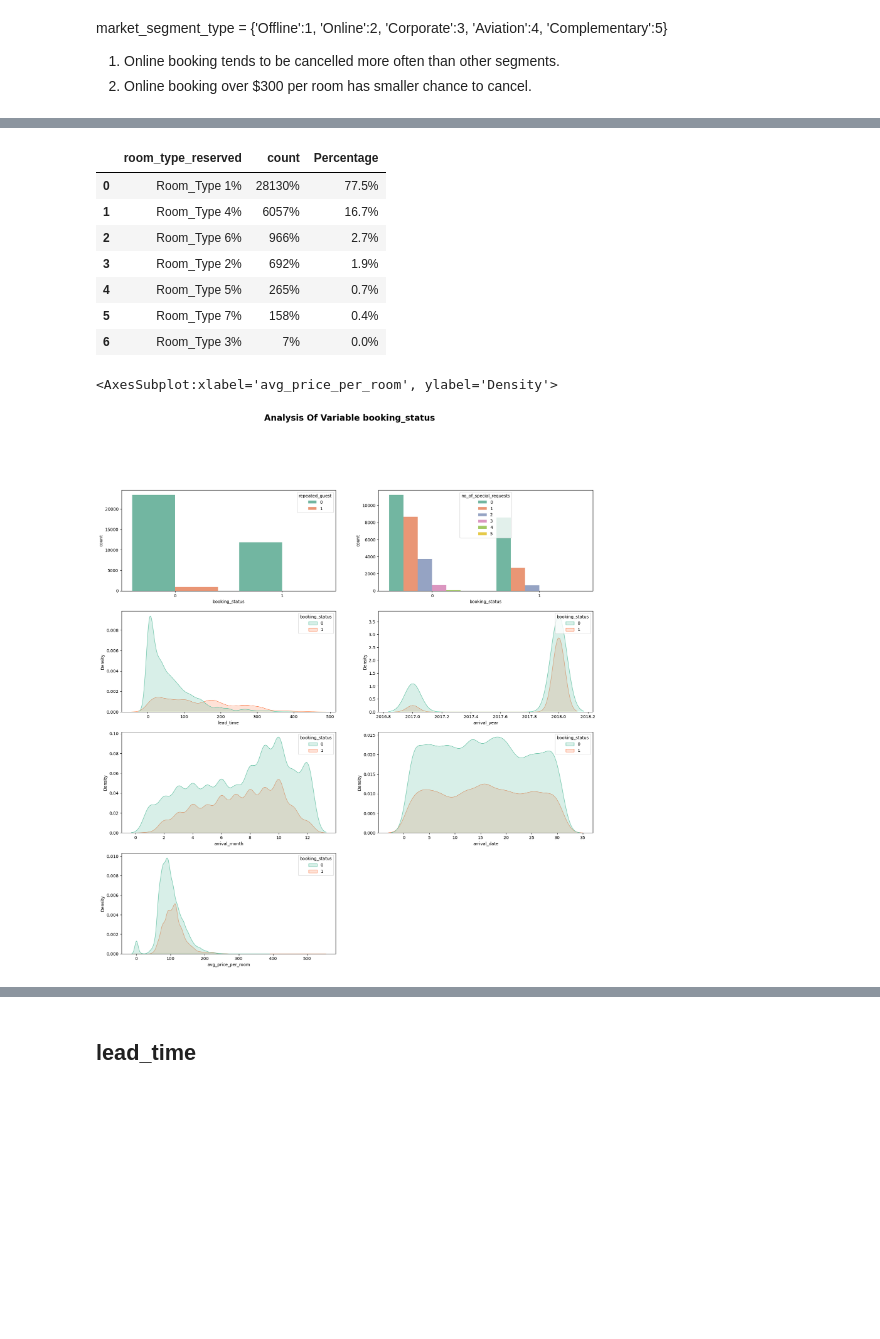
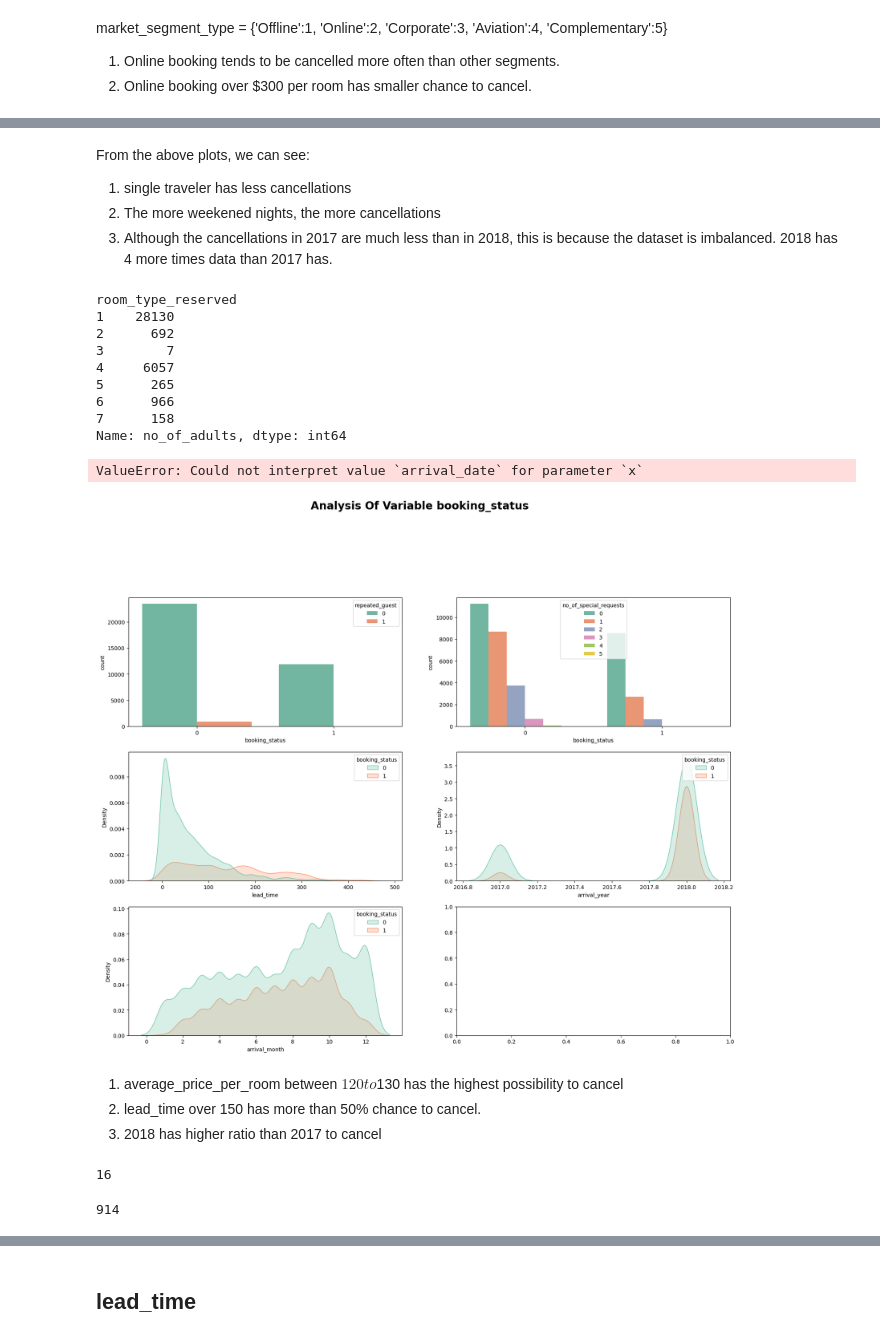
Before and after one commit to vicky-playground/Machine-Learning, a Jupyter notebook: Cancellation (1).ipynb, the cells around one changed output, grey strips where cells are left out. Cells and saved outputs as stored; diff of their text form; code cells hidden in the pictures; blank space fills up the shorter version.

```diff
--- a/Cancellation (1).ipynb
+++ b/Cancellation (1).ipynb
@@ -104,6 +82,9 @@ df.head()
 # %%
 # change the 'booking_status' from string type to integer type (binary value)
 df['booking_status'] = df['booking_status'].replace({'Canceled': 1, 'Not_Canceled': 0})
+df['type_of_meal_plan'] = df['type_of_meal_plan'].replace({'Meal Plan 1': 1, 'Meal Plan 2': 2, 'Meal Plan 3':3, 'Not Selected':0})
+df['room_type_reserved'] = df['room_type_reserved'].replace({'Room_Type 1':1, 'Room_Type 4':4, 'Room_Type 2':2, 'Room_Type 6':6,
+       'Room_Type 5':5, 'Room_Type 7':7, 'Room_Type 3':3 })
 df.head()
 # %% [output]
 |  | Booking_ID | no_of_adults | no_of_children | no_of_weekend_nights | no_of_week_nights | type_of_meal_plan | ... |
@@ -114,0 +96,3 @@ df.head()
+# %%
+df = df.iloc[:,1:]
+df.dtypes
@@ -124,3 +158,9 @@ We can see that 'lead_time'plays an important role in the cancellation.
+# %%
+# dropping columns that are not useful nor interesting
+
+useless_col = ['arrival_date', 'no_of_children']
+
+df.drop(useless_col, axis = 1, inplace = True)
 # %%
 plt.figure(figsize=(12,11))
 sns.pairplot(df[['avg_price_per_room', 'lead_time', 'arrival_month', 'market_segment_type', 'booking_status']], hue='booking_status')
@@ -167,41 +229,60 @@ sns.countplot(x = 'booking_status', hue = 'arrival_year', palette = 'Set2', data
+# %% [markdown]
+From the above plots, we can see:
+1. single traveler has less cancellations
+2. The more weekened nights, the more cancellations
+3. Although the cancellations in 2017 are much less than in 2018, this is because the dataset is imbalanced. 2018 has 4 more times data than 2017 has.
 # %%
-# room_type
-P = df.groupby('room_type_reserved')['Booking_ID'].agg(['count']).sort_values(by='count',ascending=False).reset_index()
-P['Percentage'] = 100 * P['count']  / P['count'].sum()
-P.round(1).astype(str)+"%"
+# count the room_type
+P = df.groupby('room_type_reserved')['no_of_adults'].agg('count')
+P
 # %% [output]
-|  | room_type_reserved | count | Percentage |
-| 0 | Room_Type 1% | 28130% | 77.5% |
-| 1 | Room_Type 4% | 6057% | 16.7% |
-| 2 | Room_Type 6% | 966% | 2.7% |
-| 3 | Room_Type 2% | 692% | 1.9% |
-| 4 | Room_Type 5% | 265% | 0.7% |
-| 5 | Room_Type 7% | 158% | 0.4% |
-| 6 | Room_Type 3% | 7% | 0.0% |
+room_type_reserved
+1    28130
+2      692
+3        7
+4     6057
+5      265
+6      966
+7      158
+Name: no_of_adults, dtype: int64
 # %%
 plt.figure(figsize = (20, 25))
 plt.suptitle("Analysis Of Variable booking_status",fontweight="bold", fontsize=20)
 
 plt.subplot(5,2,1)
 sns.countplot(x = 'booking_status', hue = 'repeated_guest', palette = 'Set2', data = df)
 
 plt.subplot(5,2,2)
 sns.countplot(x = 'booking_status', hue = 'no_of_special_requests', palette = 'Set2', data = df)
 
 plt.subplot(5,2,3)
 sns.kdeplot(x='lead_time', hue='booking_status', palette = 'Set2', shade=True, data=df)
 
 plt.subplot(5,2,4)
 sns.kdeplot(x='arrival_year', hue='booking_status', palette = 'Set2', shade=True, data=df)
 
 plt.subplot(5,2,5)
 sns.kdeplot(x='arrival_month', hue='booking_status', palette = 'Set2', shade=True, data=df)
 
 plt.subplot(5,2,6)
 sns.kdeplot(x='arrival_date', hue='booking_status', palette = 'Set2', shade=True, data=df)
 
 plt.subplot(5,2,7)
-sns.kdeplot(x='avg_price_per_room', hue='booking_status', palette = 'Set2', shade=True, data=df)
+sns.kdeplot(x='avg_price_per_room', hue='booking_status', palette = 'Set2', shade=True, data=df).set_xticks(range(0,300,50))
 # %% [output]
-<AxesSubplot:xlabel='avg_price_per_room', ylabel='Density'>
+ValueError: Could not interpret value `arrival_date` for parameter `x`
-[figure, old version]
+[figure, new version]
+# %% [markdown]
+1. average_price_per_room between $120 to $130 has the highest possibility to cancel
+2. lead_time over 150 has more than 50% chance to cancel.
+3. 2018 has higher ratio than 2017 to cancel
+# %%
+# How many repeated guest cancelled?
+df[(df['repeated_guest']==1) & (df['booking_status']==1)]["no_of_adults"].count()
+# %% [output]
+16
+# %%
+# How many repeated guest didn't cancel?
+df[(df['repeated_guest']==1) & (df['booking_status']==0)]["no_of_adults"].count()
+# %% [output]
+914
```
Also changed, not shown: parts of 39 cells of this notebook.
